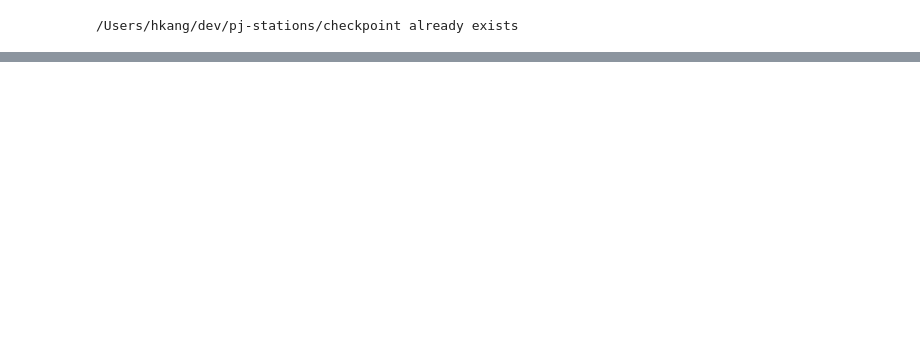
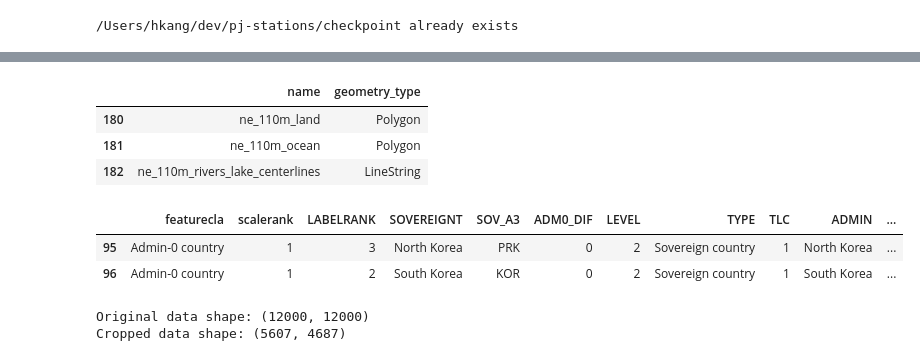
Before and after one commit to balmdui/pj-stations, a Jupyter notebook: 01_read_krf.ipynb, the cells around one changed output, grey strips where cells are left out. Cells and saved outputs as stored; diff of their text form; code cells hidden in the pictures; blank space fills up the shorter version.

```diff
--- a/01_read_krf.ipynb
+++ b/01_read_krf.ipynb
@@ -67,0 +102,17 @@ read_file()
+# %%
+dir_ne = '/Users/hkang/damask/gis/assets/natureEarth'
+path_ne = Path(dir_ne, 'natural_earth_vector.gpkg')
+
+gpd.list_layers(path_ne).tail(n=3)
+# %% [output]
+|  | name | geometry_type |
+| 180 | ne_110m_land | Polygon |
+| 181 | ne_110m_ocean | Polygon |
+| 182 | ne_110m_rivers_lake_centerlines | LineString |
+# %%
+gdf_ne = gpd.read_file('/Users/hkang/damask/gis/assets/natureEarth/natural_earth_vector.gpkg', layer='ne_110m_admin_0_countries')
+gdf_ne[gdf_ne['NAME_LONG'].str.contains('Korea')]
+# %% [output]
+|  | featurecla | scalerank | LABELRANK | SOVEREIGNT | SOV_A3 | ADM0_DIF | LEVEL | TYPE | TLC | ADMIN | ... |
+| 95 | Admin-0 country | 1 | 3 | North Korea | PRK | 0 | 2 | Sovereign country | 1 | North Korea | ... |
+| 96 | Admin-0 country | 1 | 2 | South Korea | KOR | 0 | 2 | Sovereign country | 1 | South Korea | ... |
@@ -67,0 +125,16 @@ read_file()
+# %%
+from rasterio.windows import from_bounds
+
+bbox = boundary_buffer.total_bounds  # returns (minx, miny, maxx, maxy)
+window = from_bounds(*bbox, src.transform)
+
+cropped_dem = src.read(1, window=window)
+print(f"Original data shape: {src.shape}")
+print(f"Cropped data shape: {cropped_dem.shape}")
+
+# cropped_transform = src.window_transform(window)
+# print(f"Original transform:\n {src.transform}")
+# print(f"Cropped transform:\n {cropped_transform}")
+# %% [output]
+Original data shape: (12000, 12000)
+Cropped data shape: (5607, 4687)
```
Also changed, not shown: parts of 16 cells of this notebook, 8 other files.
